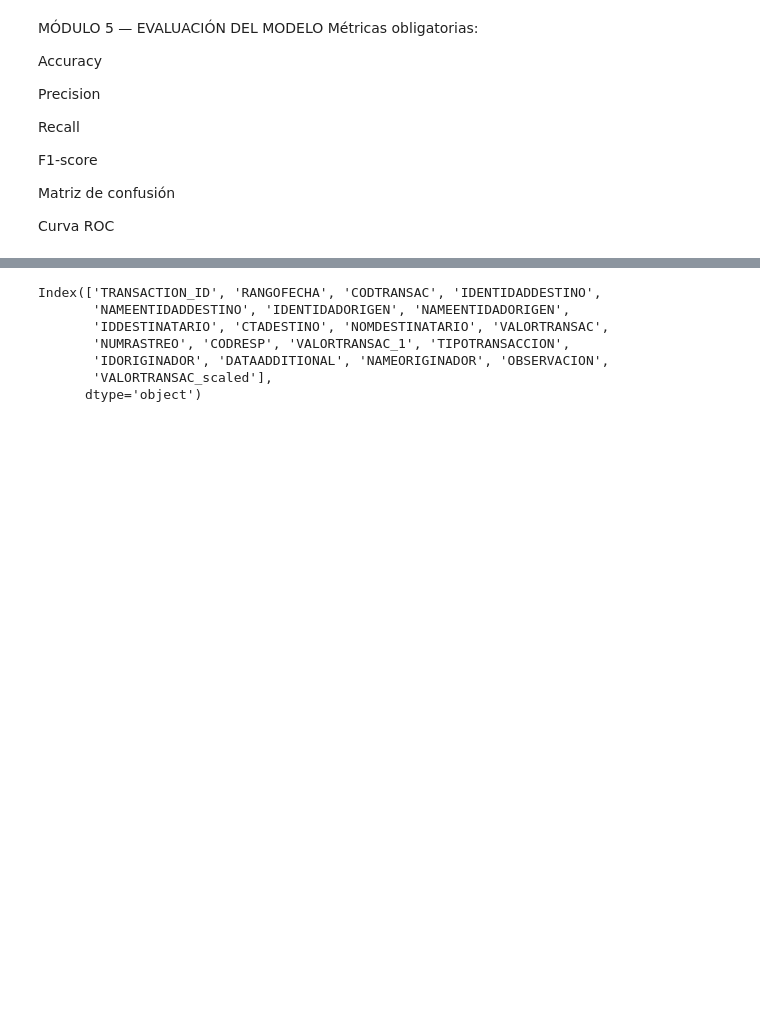
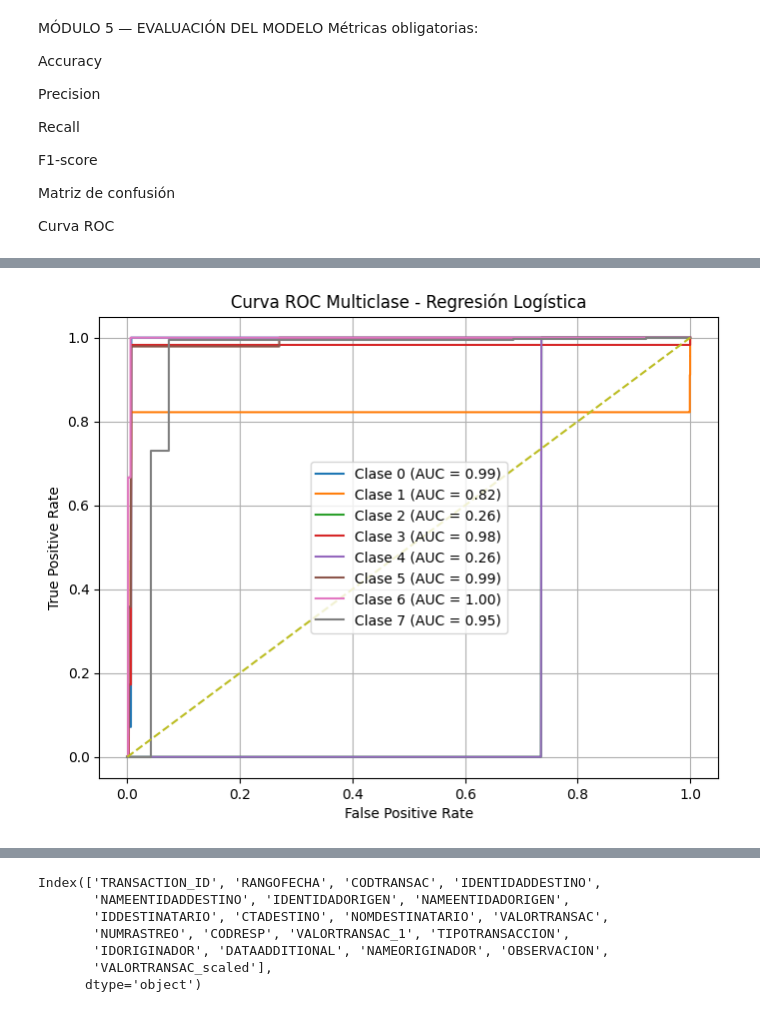
Before and after one commit to oerv13/Ibero, a Jupyter notebook: Copia_de_Exploración_visual_y_diagnóstico.ipynb, the cells around one changed output, grey strips where cells are left out. Drawn from its saved outputs; the diff is of its cells as text; code cells hidden in the pictures; blank space fills up the shorter version.

```diff
--- a/Copia_de_Exploración_visual_y_diagnóstico.ipynb
+++ b/Copia_de_Exploración_visual_y_diagnóstico.ipynb
@@ -576,0 +637,28 @@ plt.show()
+# %%
+# ==========================
+# 4. CURVA ROC MULTICLASE
+# ==========================
+
+# Binarizar las clases para curva ROC multiclass
+classes = sorted(list(y_test.unique()))
+y_test_bin = label_binarize(y_test, classes=classes)
+
+# Probabilidades del modelo
+y_prob = log_model.predict_proba(X_test)
+
+plt.figure(figsize=(8,6))
+
+for i, cls in enumerate(classes):
+    fpr, tpr, _ = roc_curve(y_test_bin[:, i], y_prob[:, i])
+    roc_auc = auc(fpr, tpr)
+    plt.plot(fpr, tpr, label=f"Clase {cls} (AUC = {roc_auc:.2f})")
+
+plt.plot([0, 1], [0, 1], linestyle="--")
+plt.title("Curva ROC Multiclase - Regresión Logística")
+plt.xlabel("False Positive Rate")
+plt.ylabel("True Positive Rate")
+plt.legend()
+plt.grid(True)
+plt.show()
+# %% [output]
+[figure, added]
```
Also changed, not shown: parts of 5 cells of this notebook.
